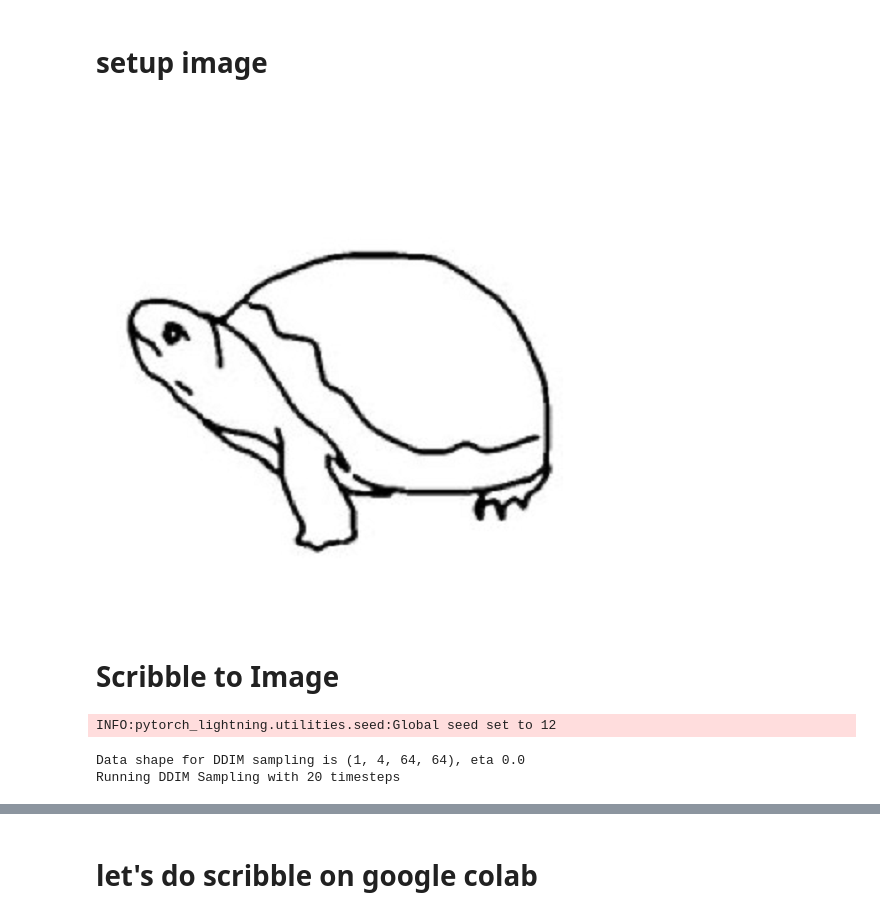
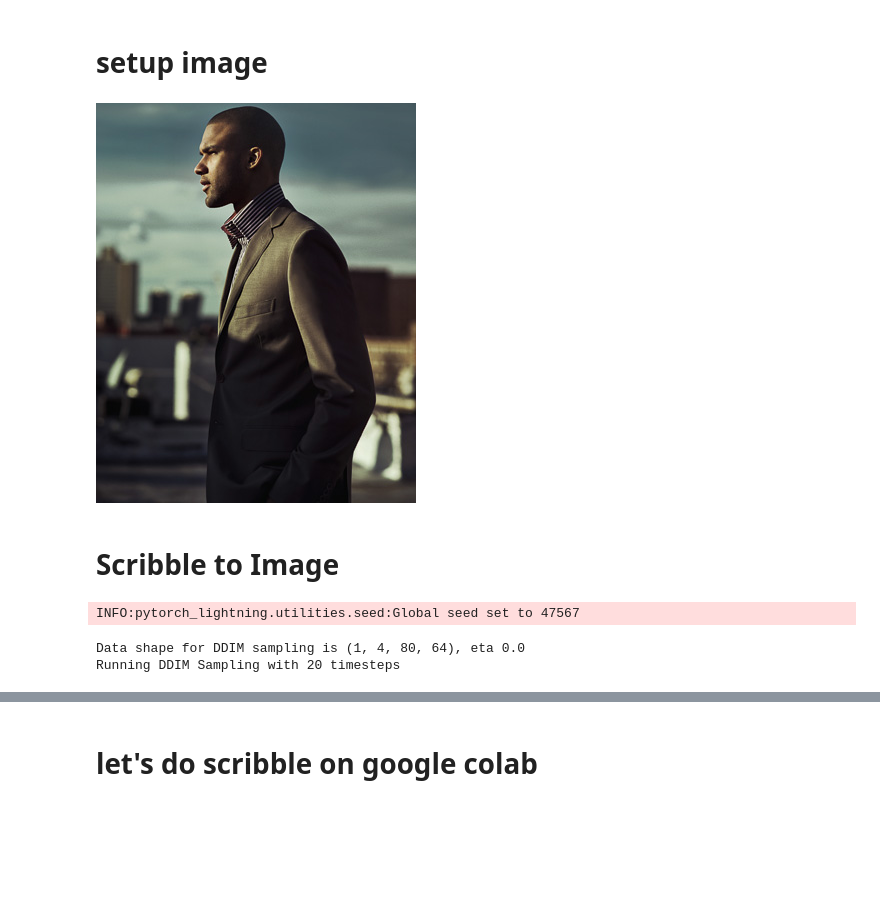
Before and after one commit to lopez-hector/ControlNet, a Jupyter notebook: ControlNet_HLH.ipynb, the cells around one changed output, grey strips where cells are left out. Saved outputs shown, nothing was run; the diff lists cells and outputs as text; code cells hidden in the pictures; blank space fills up the shorter version.

```diff
--- a/ControlNet_HLH.ipynb
+++ b/ControlNet_HLH.ipynb
@@ -194,10 +191,10 @@ scale = 9.0
 # %% [markdown]
 # setup image
 # %%
-img_path = '/content/ControlNet/test_imgs/user_1.png'
+img_path = '/content/drive/MyDrive/ControlNet/test_imgs/model-sideview.png'
 PilImage.open(img_path)
 # %% [output]
-[figure, old version]
+[figure, new version]
 # %% [markdown]
 # Scribble to Image
 # %%
@@ -241,8 +276,9 @@ def inference(img_path, prompt, a_prompt, n_prompt):
 # %%
-np_imgs = inference(img_path, prompt, a_prompt, n_prompt)
+import cv2
+np_imgs = pose_inference(img_path, prompt, a_prompt, n_prompt)
 # %% [output]
-INFO:pytorch_lightning.utilities.seed:Global seed set to 12
+INFO:pytorch_lightning.utilities.seed:Global seed set to 47567
-Data shape for DDIM sampling is (1, 4, 64, 64), eta 0.0
+Data shape for DDIM sampling is (1, 4, 80, 64), eta 0.0
 Running DDIM Sampling with 20 timesteps
 # %%
 src = PilImage.fromarray(np_imgs[0])
```
Also changed, not shown: parts of 12 cells of this notebook.
